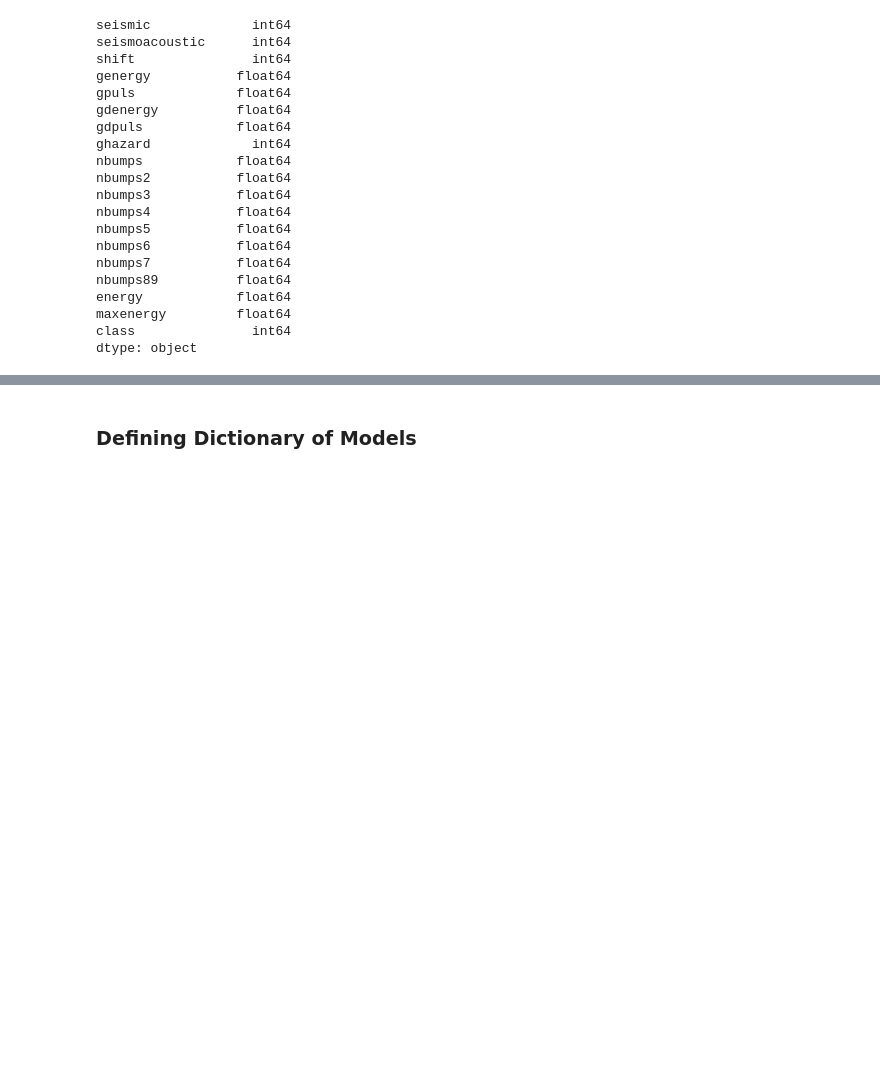
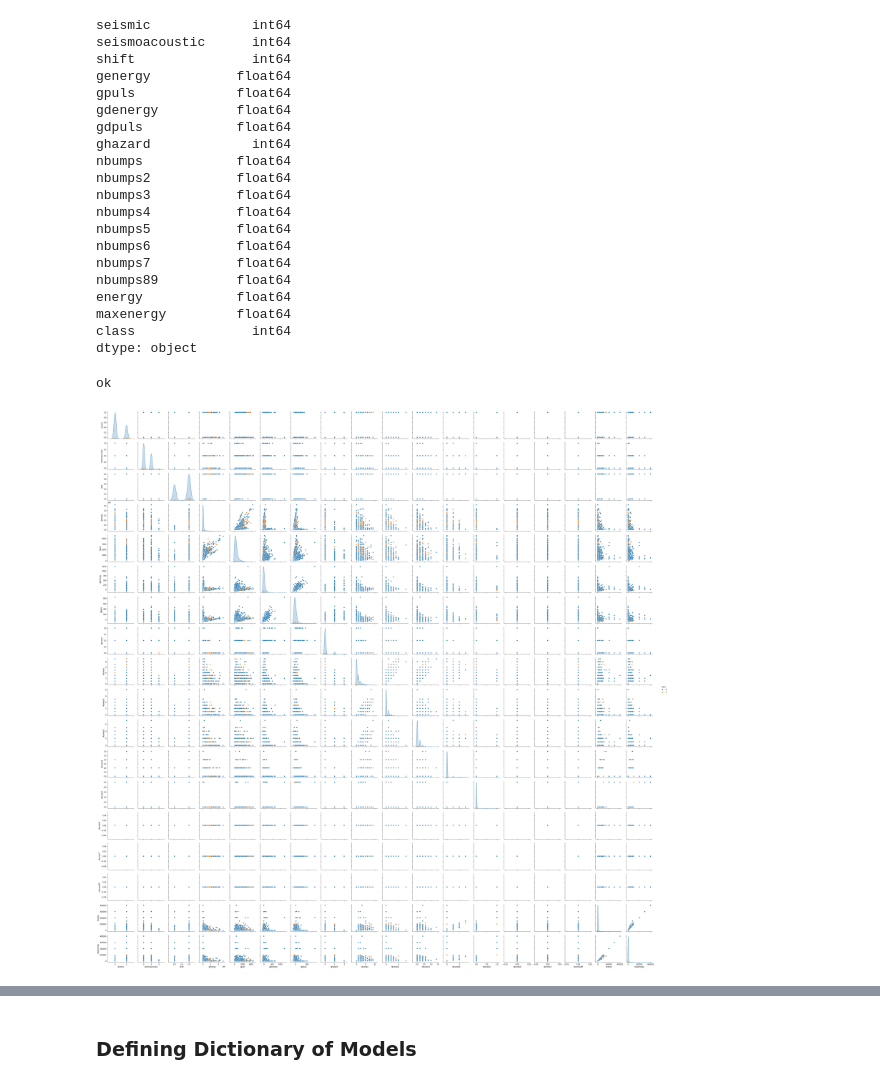
Before and after one commit to Amir-h055/Machine-Learning, a Jupyter notebook: project/Classification/Seismic_Bumps.ipynb, the cells around one changed output, grey strips where cells are left out. Drawn from its saved outputs; the diff is of its cells as text; code cells hidden in the pictures; blank space fills up the shorter version.

```diff
--- a/project/Classification/Seismic_Bumps.ipynb
+++ b/project/Classification/Seismic_Bumps.ipynb
@@ -23,8 +22,7 @@ from sklearn.tree import DecisionTreeClassifier, plot_tree
 # %% [markdown]
 ## Loading Data
 # %%
-# Datset = arff.loadarff("datasets\messidor_features\messidor_features.arff")
-Datset = arff.loadarff("/Users/annikatimermanis/Desktop/project/Classification/Classification_Datasets/8_Seismic_Bumps/seismic-bumps.arff")
+Datset = arff.loadarff("Classification_Datasets/8_Seismic_Bumps/seismic-bumps.arff")
 # %%
 df = pd.DataFrame(Datset[0])
 df.head()
@@ -113,6 +111,9 @@ maxenergy         float64
 class               int64
 dtype: object
 # %%
-# sns.pairplot(df, hue="Class")
-# print("ok")
+sns.pairplot(df, hue="class")
+print("ok")
+# %% [output]
+ok
+[figure, added]
 # %%
```
Also changed, not shown: parts of 10 cells of this notebook, 2 other files.
